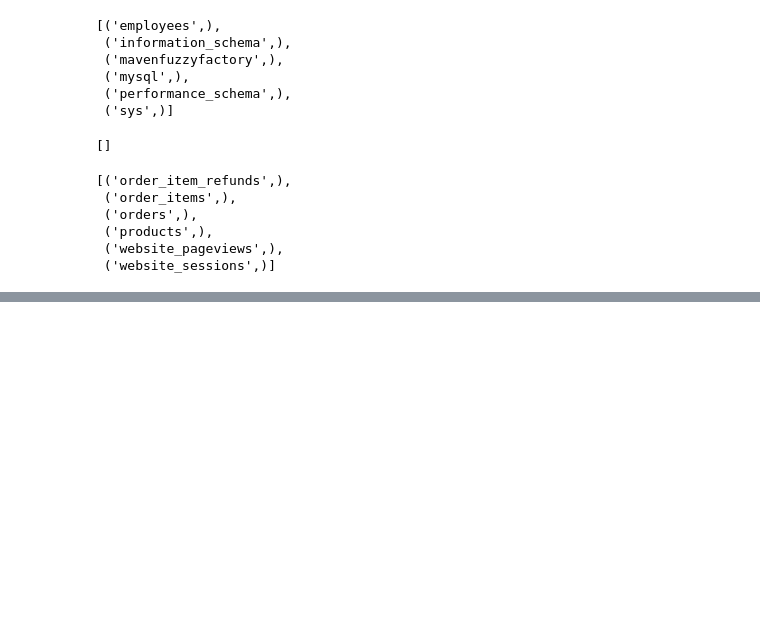
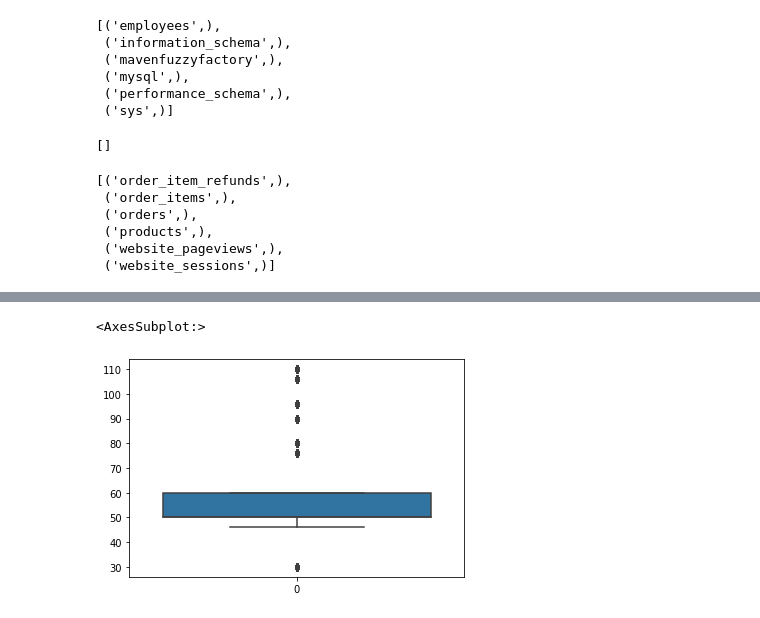
Before and after one commit to roblivesinottawa/ecommerce_project, a Jupyter notebook: notebook/analysis.ipynb, the cells around one changed output, grey strips where cells are left out. Drawn from its saved outputs; the diff is of its cells as text; code cells hidden in the pictures; blank space fills up the shorter version.

```diff
--- a/notebook/analysis.ipynb
+++ b/notebook/analysis.ipynb
@@ -73,0 +154,5 @@ df.head(10)
+# %%
+sns.boxplot(data = df.price_usd)
+# %% [output]
+<AxesSubplot:>
+[figure, added]
```
Also changed, not shown: parts of 16 cells of this notebook, 1 other file.
